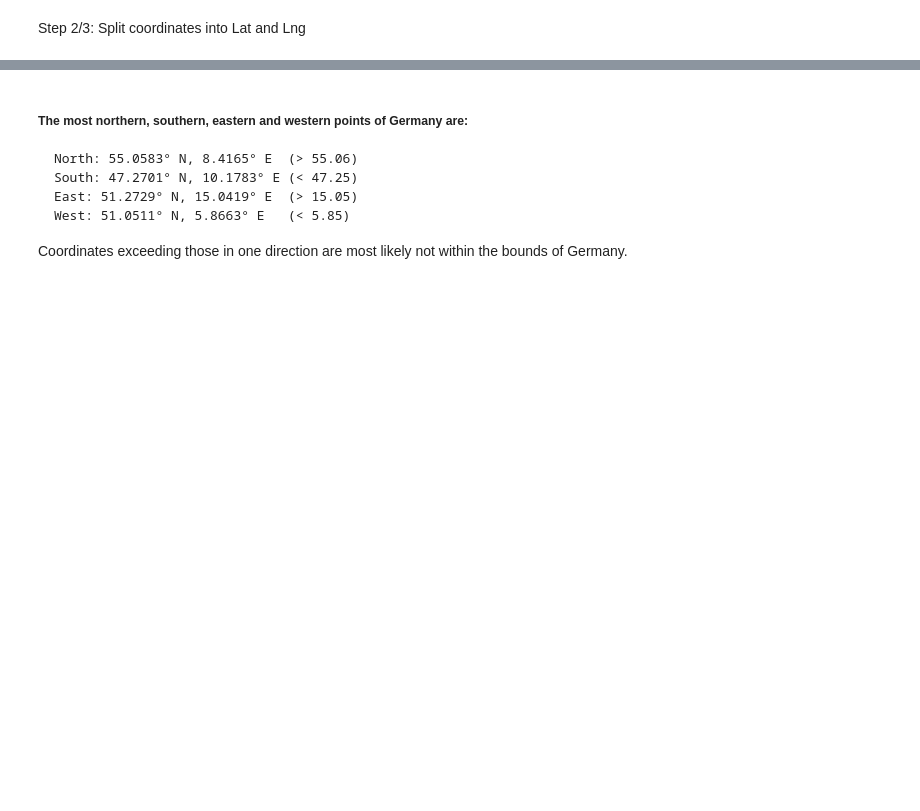
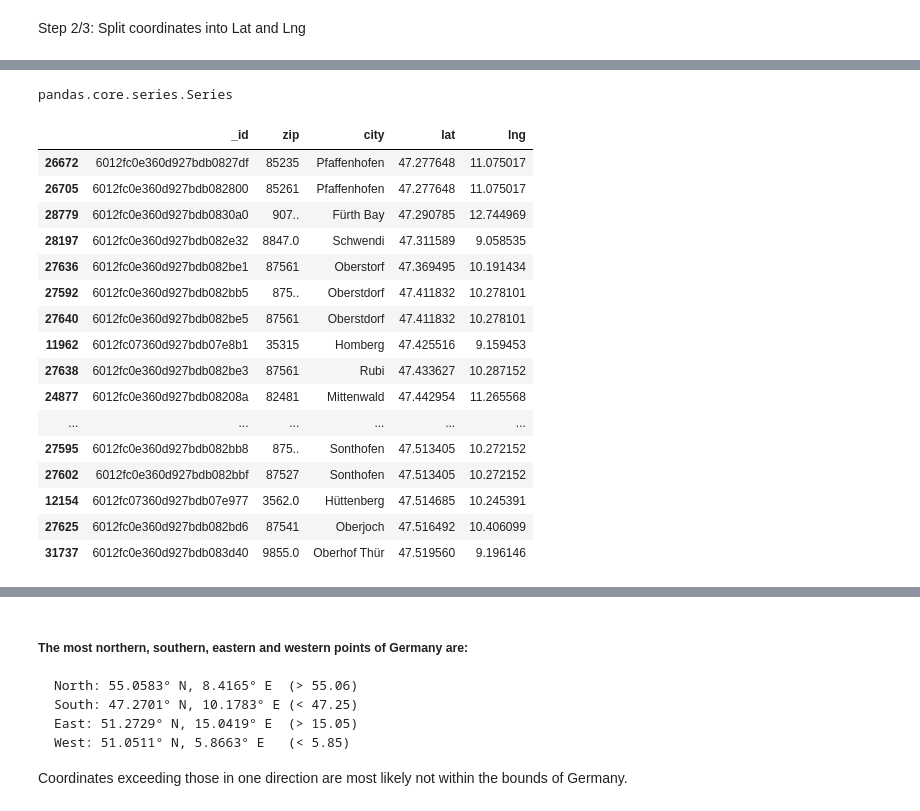
Before and after one commit to mayo-s/phonebookdiver, a Jupyter notebook: jupyter/phonebookdiver_notebook.ipynb, the cells around one changed output, grey strips where cells are left out. Saved outputs shown, nothing was run; the diff lists cells and outputs as text; code cells hidden in the pictures; blank space fills up the shorter version.

```diff
--- a/jupyter/phonebookdiver_notebook.ipynb
+++ b/jupyter/phonebookdiver_notebook.ipynb
@@ -699,3 +710,27 @@ data
+# %%
+type(data.sort_values(by=['lat'], ascending=True).head(50).iloc[0])
+# %% [output]
+pandas.core.series.Series
+# %%
+data.sort_values(by=['lat'], ascending=True).head(50)
+# %% [output]
+|  | _id | zip | city | lat | lng |
+| 26672 | 6012fc0e360d927bdb0827df | 85235 | Pfaffenhofen | 47.277648 | 11.075017 |
+| 26705 | 6012fc0e360d927bdb082800 | 85261 | Pfaffenhofen | 47.277648 | 11.075017 |
+| 28779 | 6012fc0e360d927bdb0830a0 | 907.. | Fürth Bay | 47.290785 | 12.744969 |
+| 28197 | 6012fc0e360d927bdb082e32 | 8847.0 | Schwendi | 47.311589 | 9.058535 |
+| 27636 | 6012fc0e360d927bdb082be1 | 87561 | Oberstorf | 47.369495 | 10.191434 |
+| 27592 | 6012fc0e360d927bdb082bb5 | 875.. | Oberstdorf | 47.411832 | 10.278101 |
+| 27640 | 6012fc0e360d927bdb082be5 | 87561 | Oberstdorf | 47.411832 | 10.278101 |
+| 11962 | 6012fc07360d927bdb07e8b1 | 35315 | Homberg | 47.425516 | 9.159453 |
+| 27638 | 6012fc0e360d927bdb082be3 | 87561 | Rubi | 47.433627 | 10.287152 |
+| 24877 | 6012fc0e360d927bdb08208a | 82481 | Mittenwald | 47.442954 | 11.265568 |
+| ... | ... | ... | ... | ... | ... |
+| 27595 | 6012fc0e360d927bdb082bb8 | 875.. | Sonthofen | 47.513405 | 10.272152 |
+| 27602 | 6012fc0e360d927bdb082bbf | 87527 | Sonthofen | 47.513405 | 10.272152 |
+| 12154 | 6012fc07360d927bdb07e977 | 3562.0 | Hüttenberg | 47.514685 | 10.245391 |
+| 27625 | 6012fc0e360d927bdb082bd6 | 87541 | Oberjoch | 47.516492 | 10.406099 |
+| 31737 | 6012fc0e360d927bdb083d40 | 9855.0 | Oberhof Thür | 47.519560 | 9.196146 |
 # %%
 # multiple appearances of same coords
 data.value_counts(['lat', 'lng'])
```
Also changed, not shown: parts of 12 cells of this notebook.
